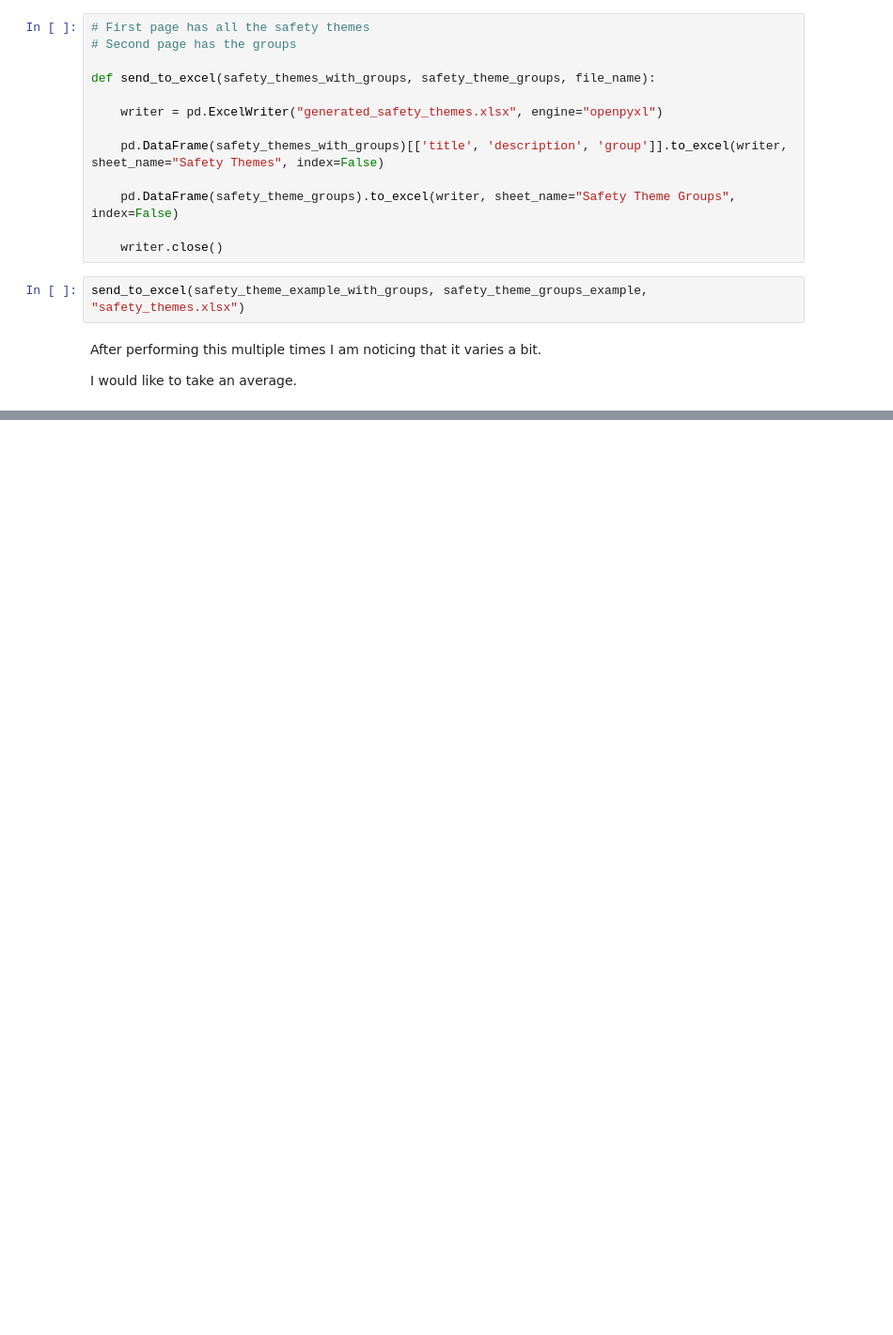
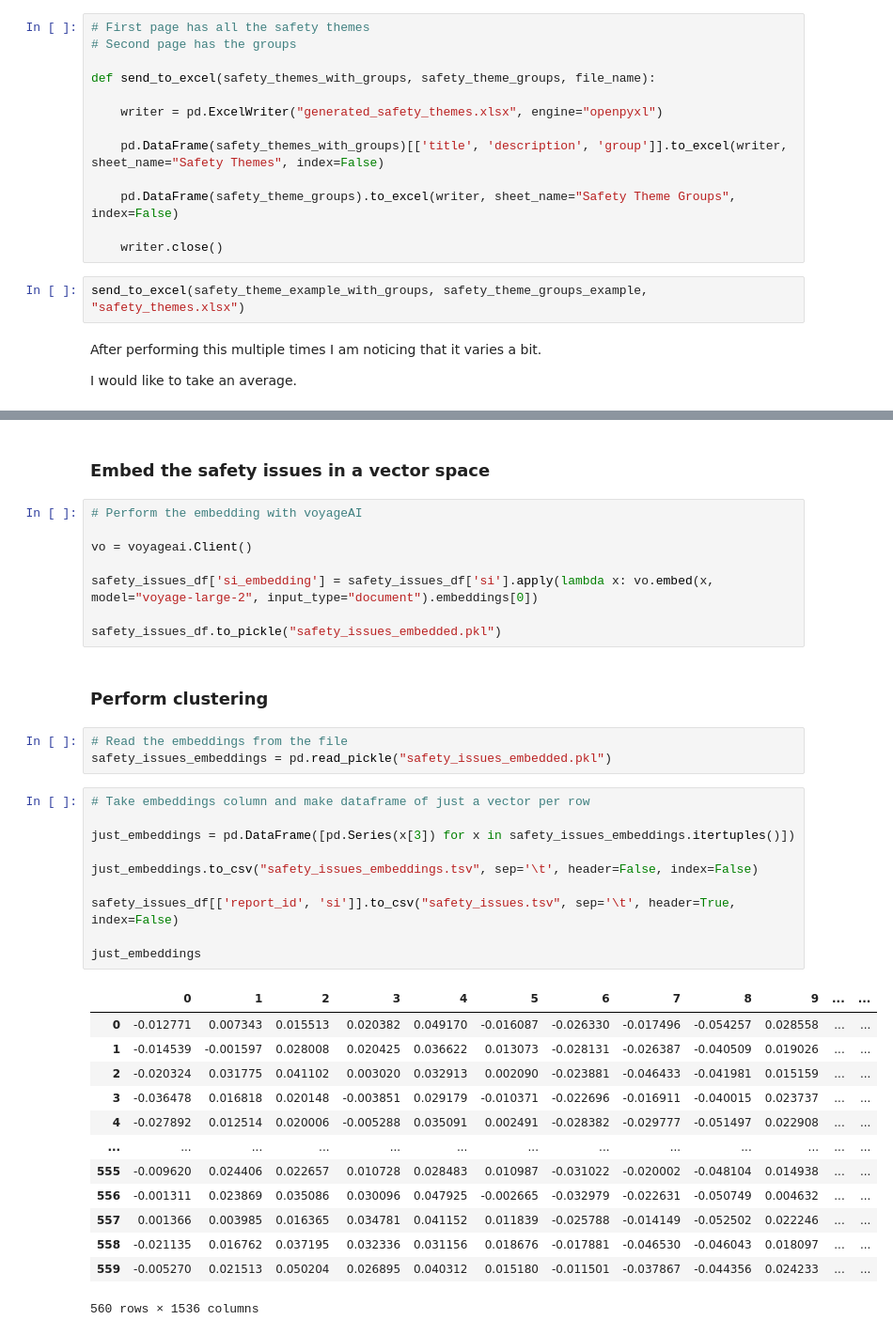
Before and after one commit to 1jamesthompson1/TAIC-report-summary, a Jupyter notebook: notebooks/safety themes_from_safety_issues/safety_themes_from_safety_issues.ipynb, the cells around one changed output, grey strips where cells are left out. Shown at 94% size. Saved outputs shown, nothing was run; the diff lists cells and outputs as text; blank space fills up the shorter version.

```diff
--- a/notebooks/safety themes_from_safety_issues/safety_themes_from_safety_issues.ipynb
+++ b/notebooks/safety themes_from_safety_issues/safety_themes_from_safety_issues.ipynb
@@ -249,0 +306,39 @@ I would like to take an average.
+# %% [markdown]
+### Embed the safety issues in a vector space
+# %%
+# Perform the embedding with voyageAI
+
+vo = voyageai.Client()
+
+safety_issues_df['si_embedding'] = safety_issues_df['si'].apply(lambda x: vo.embed(x, model="voyage-large-2", input_type="document").embeddings[0])
+
+safety_issues_df.to_pickle("safety_issues_embedded.pkl")
+# %% [markdown]
+### Perform clustering
+# %%
+# Read the embeddings from the file
+safety_issues_embeddings = pd.read_pickle("safety_issues_embedded.pkl")
+# %%
+# Take embeddings column and make dataframe of just a vector per row
+
+just_embeddings = pd.DataFrame([pd.Series(x[3]) for x in safety_issues_embeddings.itertuples()])
+
+just_embeddings.to_csv("safety_issues_embeddings.tsv", sep='\t', header=False, index=False)
+
+safety_issues_df[['report_id', 'si']].to_csv("safety_issues.tsv", sep='\t', header=True, index=False)
+
+just_embeddings
+# %% [output]
+|  | 0 | 1 | 2 | 3 | 4 | 5 | 6 | 7 | 8 | 9 | ... | ... |
+| 0 | -0.012771 | 0.007343 | 0.015513 | 0.020382 | 0.049170 | -0.016087 | -0.026330 | -0.017496 | -0.054257 | 0.028558 | ... | ... |
+| 1 | -0.014539 | -0.001597 | 0.028008 | 0.020425 | 0.036622 | 0.013073 | -0.028131 | -0.026387 | -0.040509 | 0.019026 | ... | ... |
+| 2 | -0.020324 | 0.031775 | 0.041102 | 0.003020 | 0.032913 | 0.002090 | -0.023881 | -0.046433 | -0.041981 | 0.015159 | ... | ... |
+| 3 | -0.036478 | 0.016818 | 0.020148 | -0.003851 | 0.029179 | -0.010371 | -0.022696 | -0.016911 | -0.040015 | 0.023737 | ... | ... |
+| 4 | -0.027892 | 0.012514 | 0.020006 | -0.005288 | 0.035091 | 0.002491 | -0.028382 | -0.029777 | -0.051497 | 0.022908 | ... | ... |
+| ... | ... | ... | ... | ... | ... | ... | ... | ... | ... | ... | ... | ... |
+| 555 | -0.009620 | 0.024406 | 0.022657 | 0.010728 | 0.028483 | 0.010987 | -0.031022 | -0.020002 | -0.048104 | 0.014938 | ... | ... |
+| 556 | -0.001311 | 0.023869 | 0.035086 | 0.030096 | 0.047925 | -0.002665 | -0.032979 | -0.022631 | -0.050749 | 0.004632 | ... | ... |
+| 557 | 0.001366 | 0.003985 | 0.016365 | 0.034781 | 0.041152 | 0.011839 | -0.025788 | -0.014149 | -0.052502 | 0.022246 | ... | ... |
+| 558 | -0.021135 | 0.016762 | 0.037195 | 0.032336 | 0.031156 | 0.018676 | -0.017881 | -0.046530 | -0.046043 | 0.018097 | ... | ... |
+| 559 | -0.005270 | 0.021513 | 0.050204 | 0.026895 | 0.040312 | 0.015180 | -0.011501 | -0.037867 | -0.044356 | 0.024233 | ... | ... |
+560 rows × 1536 columns
```
Also changed, not shown: parts of 19 cells of this notebook, 2 other files.
